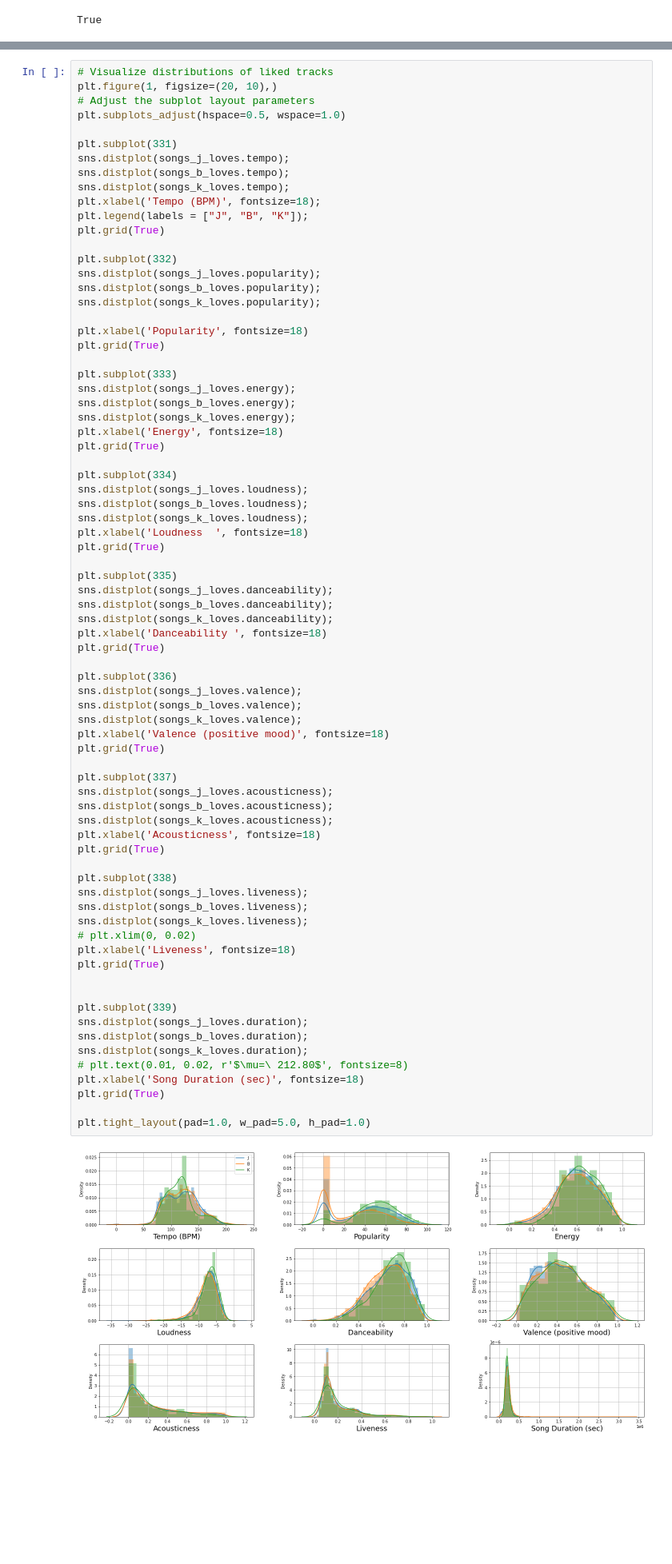
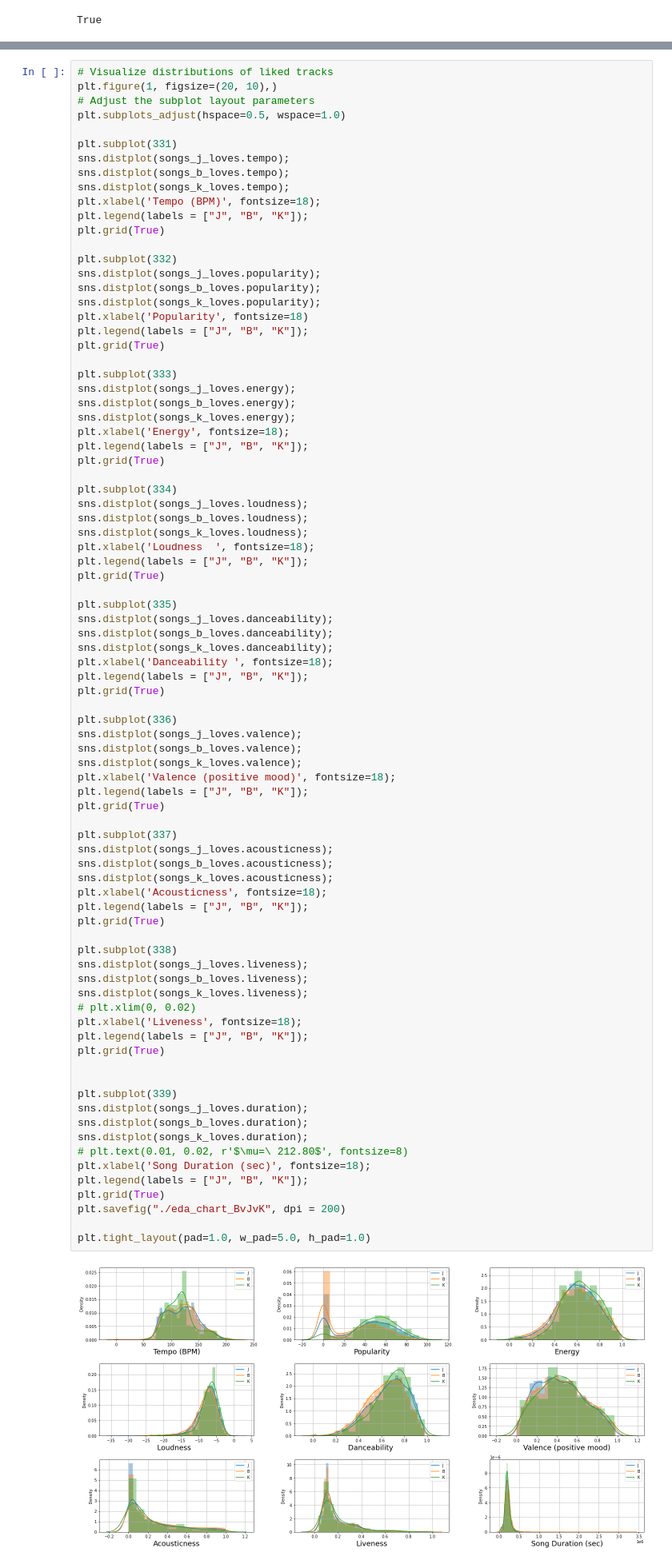
Before and after one commit to osirjeremy/spotify_analysis, a Jupyter notebook: eda_top_tracks.ipynb, the cells around one changed output, grey strips where cells are left out. Shown at 80% size. Drawn from its saved outputs; the diff is of its cells as text; blank space fills up the shorter version.

```diff
--- a/eda_top_tracks.ipynb
+++ b/eda_top_tracks.ipynb
@@ -161,65 +161,73 @@ plt.subplot(332)
 sns.distplot(songs_j_loves.popularity);
 sns.distplot(songs_b_loves.popularity);
 sns.distplot(songs_k_loves.popularity);
-
 plt.xlabel('Popularity', fontsize=18)
+plt.legend(labels = ["J", "B", "K"]);
 plt.grid(True)
 
 plt.subplot(333)
 sns.distplot(songs_j_loves.energy);
 sns.distplot(songs_b_loves.energy);
 sns.distplot(songs_k_loves.energy);
-plt.xlabel('Energy', fontsize=18)
+plt.xlabel('Energy', fontsize=18);
+plt.legend(labels = ["J", "B", "K"]);
 plt.grid(True)
 
 plt.subplot(334)
 sns.distplot(songs_j_loves.loudness);
 sns.distplot(songs_b_loves.loudness);
 sns.distplot(songs_k_loves.loudness);
-plt.xlabel('Loudness  ', fontsize=18)
+plt.xlabel('Loudness  ', fontsize=18);
+plt.legend(labels = ["J", "B", "K"]);
 plt.grid(True)
 
 plt.subplot(335)
 sns.distplot(songs_j_loves.danceability);
 sns.distplot(songs_b_loves.danceability);
 sns.distplot(songs_k_loves.danceability);
-plt.xlabel('Danceability ', fontsize=18)
+plt.xlabel('Danceability ', fontsize=18);
+plt.legend(labels = ["J", "B", "K"]);
 plt.grid(True)
 
 plt.subplot(336)
 sns.distplot(songs_j_loves.valence);
 sns.distplot(songs_b_loves.valence);
 sns.distplot(songs_k_loves.valence);
-plt.xlabel('Valence (positive mood)', fontsize=18)
+plt.xlabel('Valence (positive mood)', fontsize=18);
+plt.legend(labels = ["J", "B", "K"]);
 plt.grid(True)
 
 plt.subplot(337)
 sns.distplot(songs_j_loves.acousticness);
 sns.distplot(songs_b_loves.acousticness);
 sns.distplot(songs_k_loves.acousticness);
-plt.xlabel('Acousticness', fontsize=18)
+plt.xlabel('Acousticness', fontsize=18);
+plt.legend(labels = ["J", "B", "K"]);
 plt.grid(True)
 
 plt.subplot(338)
 sns.distplot(songs_j_loves.liveness);
 sns.distplot(songs_b_loves.liveness);
 sns.distplot(songs_k_loves.liveness);
 # plt.xlim(0, 0.02)
-plt.xlabel('Liveness', fontsize=18)
+plt.xlabel('Liveness', fontsize=18);
+plt.legend(labels = ["J", "B", "K"]);
 plt.grid(True)
 
 
 plt.subplot(339)
 sns.distplot(songs_j_loves.duration);
 sns.distplot(songs_b_loves.duration);
 sns.distplot(songs_k_loves.duration);
 # plt.text(0.01, 0.02, r'$\mu=\ 212.80$', fontsize=8)
-plt.xlabel('Song Duration (sec)', fontsize=18)
+plt.xlabel('Song Duration (sec)', fontsize=18);
+plt.legend(labels = ["J", "B", "K"]);
 plt.grid(True)
+plt.savefig("./eda_chart_BvJvK", dpi = 200)
 
 plt.tight_layout(pad=1.0, w_pad=5.0, h_pad=1.0)
 # %% [output]
-[figure, old version]
+[figure, new version]
 # %% [markdown]
 #### Comparing my Top Tracks with the Top USA Tracks
 # %%
```
Also changed, not shown: parts of 23 cells of this notebook, 7 other files.
